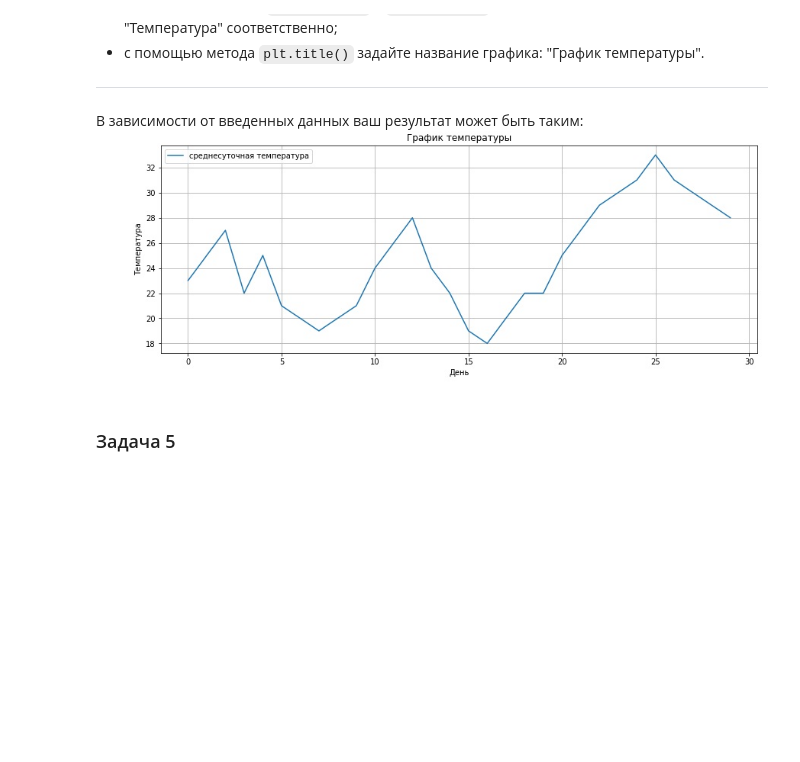
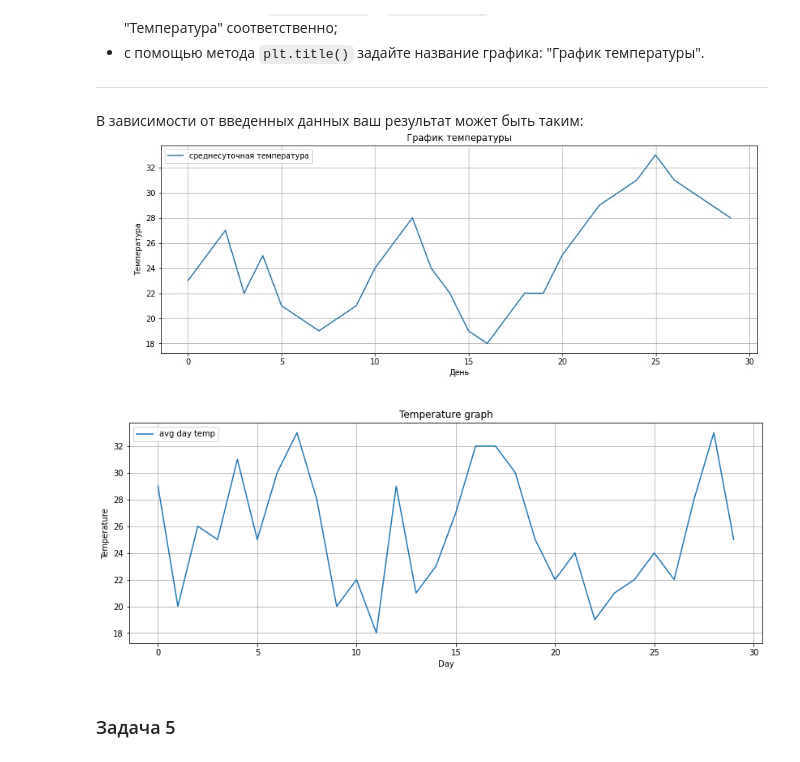
Before and after one commit to Olgerd96/NeuralUniversity, a Jupyter notebook: 707.1_Базовый_блок_|_Библиотеки_Numpy_и_Matplotlib_|_ДЗ_Ultra_Lite_|_УИИ.ipynb, the cells around one changed output. Saved outputs shown, nothing was run; the diff lists cells and outputs as text; code cells hidden in the pictures; blank space fills up the shorter version.

```diff
--- a/707.1_Базовый_блок_|_Библиотеки_Numpy_и_Matplotlib_|_ДЗ_Ultra_Lite_|_УИИ.ipynb
+++ b/707.1_Базовый_блок_|_Библиотеки_Numpy_и_Matplotlib_|_ДЗ_Ultra_Lite_|_УИИ.ipynb
@@ -115,3 +123,15 @@ NPMассив, полученный из кортежа:
+# %%
+import matplotlib.pyplot as plt
+month = [random.randint(18,33) for x in range(30)]
+plt.figure(figsize=(14, 5))
+plt.plot(month, label="avg day temp")
+plt.legend()
+plt.grid()
+plt.xlabel("Day")
+plt.ylabel("Temperature")
+plt.title("Temperature graph");
+# %% [output]
+[figure, added]
 # %% [markdown]
 ### Задача 5
 # %% [markdown]
```
Also changed, not shown: parts of 4 cells of this notebook.
